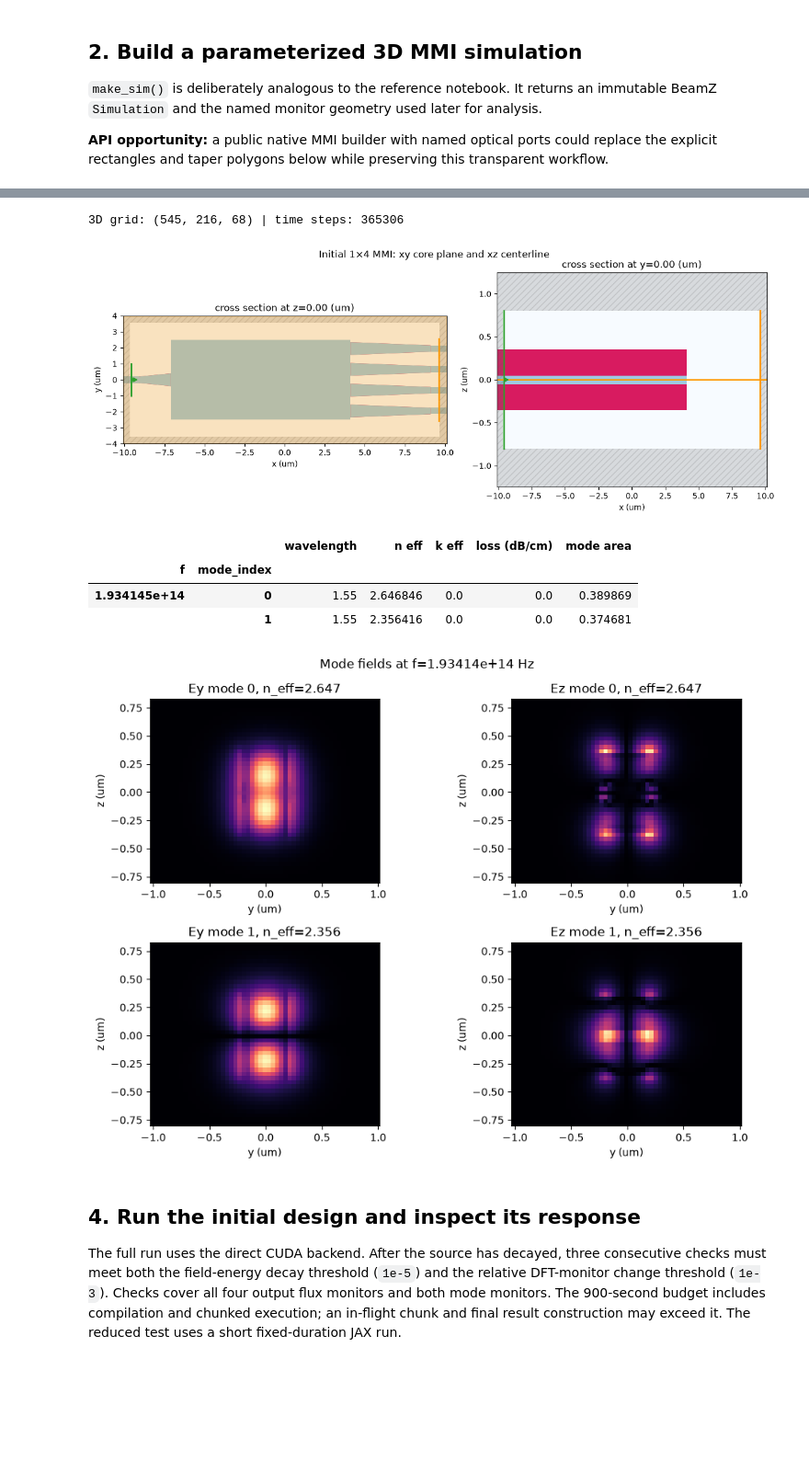
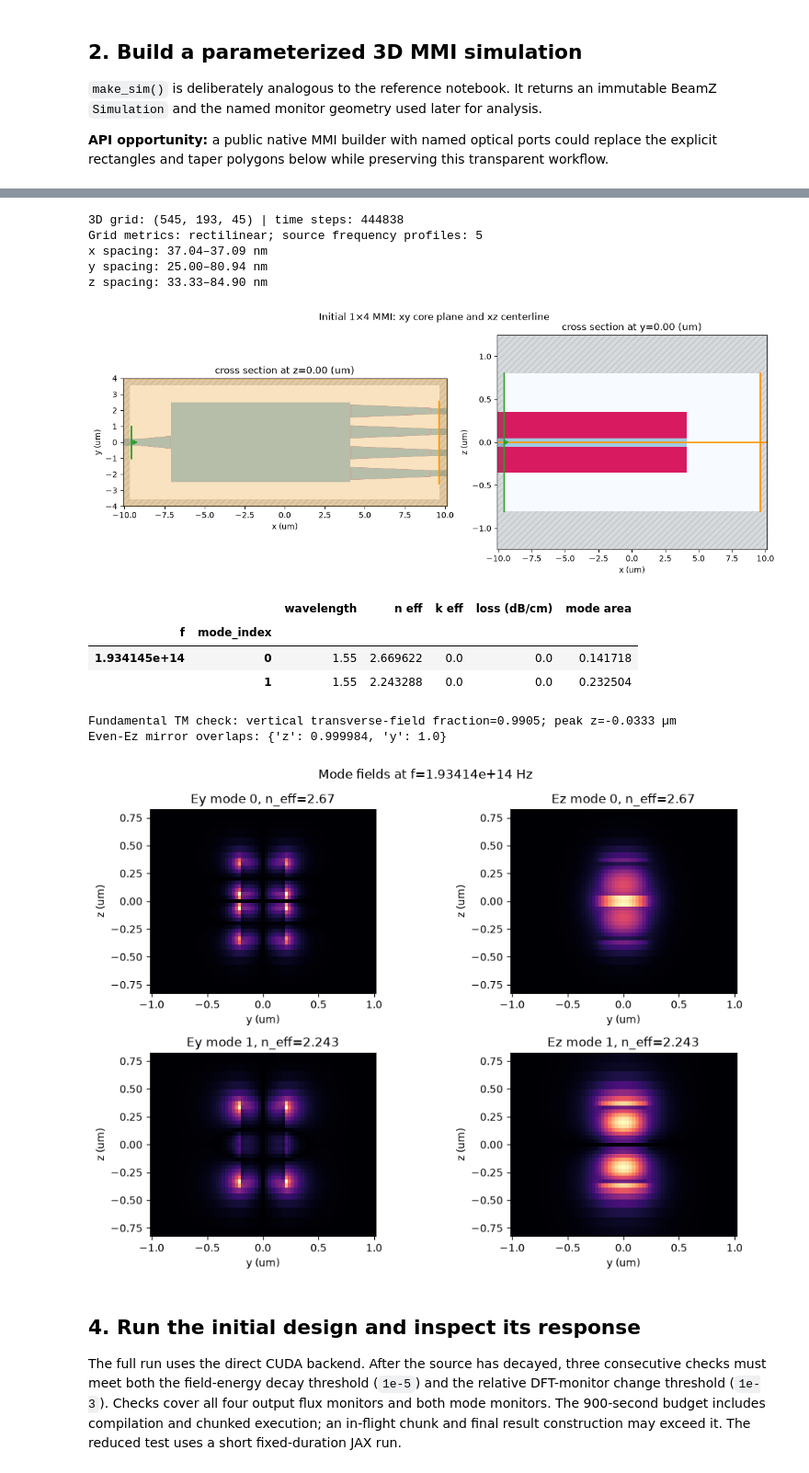
Before and after one commit to beamzorg/beamz, a Jupyter notebook: examples/notebooks/mmi1x4_power_splitter.ipynb, the cells around one changed output, grey strips where cells are left out. Shown at 92% size. Cells and saved outputs as stored; diff of their text form; code cells hidden in the pictures; blank space fills up the shorter version.

```diff
--- a/examples/notebooks/mmi1x4_power_splitter.ipynb
+++ b/examples/notebooks/mmi1x4_power_splitter.ipynb
@@ -115,14 +117,16 @@ def make_sim(L_mmi, W_mmi, *, include_field=True):
 
     steps_per_wavelength = 4 if test_mode else 12
     resolution = lambda0 / (steps_per_wavelength * n_si)
-    grid_spec = bz.GridSpec.uniform(resolution)
+    grid_spec = bz.GridSpec.auto(
+        wavelength=lambda0, min_steps_per_wvl=steps_per_wavelength, max_scale=1.3,
+    )
     cpml_cells = 4 if test_mode else 12
     pml_thickness = cpml_cells * resolution
     source_time = bz.GaussianPulse(
         freq0=freq0, fwidth=fwidth, offset=0.5 if test_mode else 4.0,
     )
     mode_spec = bz.ModeSpec(
-        num_modes=2, mode_index=0, target_neff=n_si, polarization="te",
+        num_modes=2, mode_index=0, target_neff=n_si, polarization="tm", num_freqs=5,
     )
     source_x = x_left + 0.5 * buffer_x
     output_x = 0.5 * domain_length - 0.5 * buffer_x
@@ -172,6 +176,10 @@ As in the reference workflow, inspect both material cross sections and the local
 # %%
 sim, setup = make_sim(L_MMI, W_MMI)
 print(f"3D grid: {sim.grid.shape} | time steps: {sim.num_steps}")
+print(f"Grid metrics: {sim.grid.metric_kind}; source frequency profiles: {len(setup['source'].profile_frequencies())}")
+for axis in "xyz":
+    widths_nm = np.diff(sim.grid.axis_edges(axis)) / 1e-9
+    print(f"{axis} spacing: {widths_nm.min():.2f}–{widths_nm.max():.2f} nm")
 
 fig, axes = sim.plot(
     z=0.0, y=0.0, figsize=(12, 4.5), width_ratios=(1.2, 1.0),
@@ -182,28 +190,63 @@ for axis in np.asarray(axes).flat:
 fig.suptitle("Initial 1×4 MMI: xy core plane and xz centerline", y=1.03)
 plt.show()
 # %% [output]
-3D grid: (545, 216, 68) | time steps: 365306
+3D grid: (545, 193, 45) | time steps: 444838
+Grid metrics: rectilinear; source frequency profiles: 5
+x spacing: 37.04–37.09 nm
+y spacing: 25.00–80.94 nm
+z spacing: 33.33–84.90 nm
 [figure]
 # %%
 source_modes = setup["source"].solve_modes(sim, freqs=[freq0])
 display(mode_data_to_dataframe(source_modes))
+
+# Check the actual fundamental field, rather than trusting its mode index.
+electric = np.asarray(source_modes.e_fields)[0, 0]
+transverse_axes = source_modes.transverse_axes
+edges = source_modes.grid_edges
+centers = [
+    0.5 * (edge[:-1] + edge[1:]) - source_modes.center["xyz".index(axis)]
+    for axis, edge in zip(transverse_axes, edges, strict=True)
+]
+cell_area = np.multiply.outer(np.diff(edges[0]), np.diff(edges[1]))
+ey_squared = np.abs(electric[1]) ** 2
+ez_squared = np.abs(electric[2]) ** 2
+tm_fraction = float(np.sum(ez_squared * cell_area) / np.sum((ey_squared + ez_squared) * cell_area))
+peak_index = np.unravel_index(np.argmax(ez_squared), ez_squared.shape)
+peak_z = float(centers[transverse_axes.index("z")][peak_index[transverse_axes.index("z")]])
+ez = electric[2]
+ez_parity = {}
+for dimension, (axis, coordinates) in enumerate(zip(transverse_axes, centers, strict=True)):
+    reflected = np.apply_along_axis(
+        lambda row: np.interp(-coordinates, coordinates, row, left=0.0, right=0.0),
+        dimension, ez,
+    )
+    overlap = np.sum(np.conj(ez) * reflected * cell_area)
+    norm = np.sqrt(np.sum(np.abs(ez) ** 2 * cell_area) * np.sum(np.abs(reflected) ** 2 * cell_area))
+    ez_parity[axis] = float(np.real(overlap) / norm)
+print(f"Fundamental TM check: vertical transverse-field fraction={tm_fraction:.4f}; peak z={peak_z / um:.4f} µm")
+print("Even-Ez mirror overlaps:", {axis: round(value, 6) for axis, value in ez_parity.items()})
+if not test_mode:
+    assert tm_fraction > 0.9, "The launched mode must be vertically polarized."
+    assert abs(peak_z) <= 0.5 * H_GAN, "The Ez peak must lie inside the GaN slot."
+    assert all(value > 0.95 for value in ez_parity.values()), "The fundamental Ez must have even mirror parity."
+assert len(setup["source"].profile_frequencies()) == 5
 
 fig, axes, neffs = plot_mode_field_components(
     source_modes, field_names=("Ey", "Ez"), mode_indices=(0, 1), val="abs",
     f=freq0, figsize=(10, 7), show=False,
 )
 for axis in np.asarray(axes).flat:
     axis.grid(False)
 plt.show()
-
-# API opportunity: a `Simulation.solve_modes(plane=...)` convenience method
-# could make this preview read even closer to a Tidy3D ModeSolver call.
 # %% [output]
 |  |  | wavelength | n eff | k eff | loss (dB/cm) | mode area |
 | f | mode_index |  |  |  |  |  |
-| 1.934145e+14 | 0 | 1.55 | 2.646846 | 0.0 | 0.0 | 0.389869 |
-|  | 1 | 1.55 | 2.356416 | 0.0 | 0.0 | 0.374681 |
+| 1.934145e+14 | 0 | 1.55 | 2.669622 | 0.0 | 0.0 | 0.141718 |
+|  | 1 | 1.55 | 2.243288 | 0.0 | 0.0 | 0.232504 |
+Fundamental TM check: vertical transverse-field fraction=0.9905; peak z=-0.0333 µm
+Even-Ez mirror overlaps: {'z': 0.999984, 'y': 1.0}
-[figure, old version]
+[figure, new version]
 # %% [markdown]
 ## 4. Run the initial design and inspect its response
 
```
Also changed, not shown: parts of 7 cells of this notebook.
